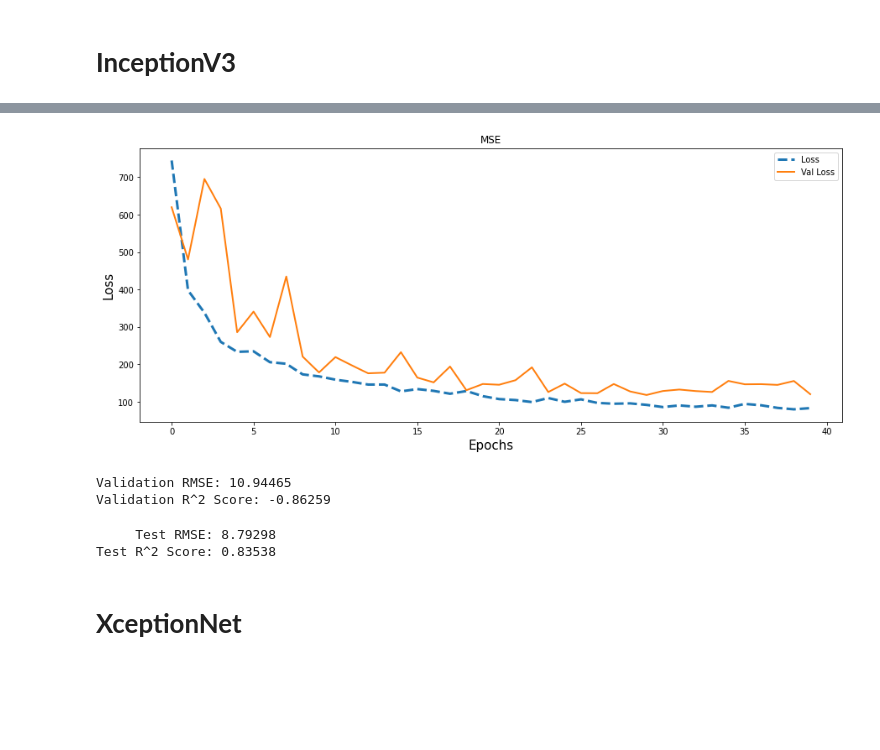
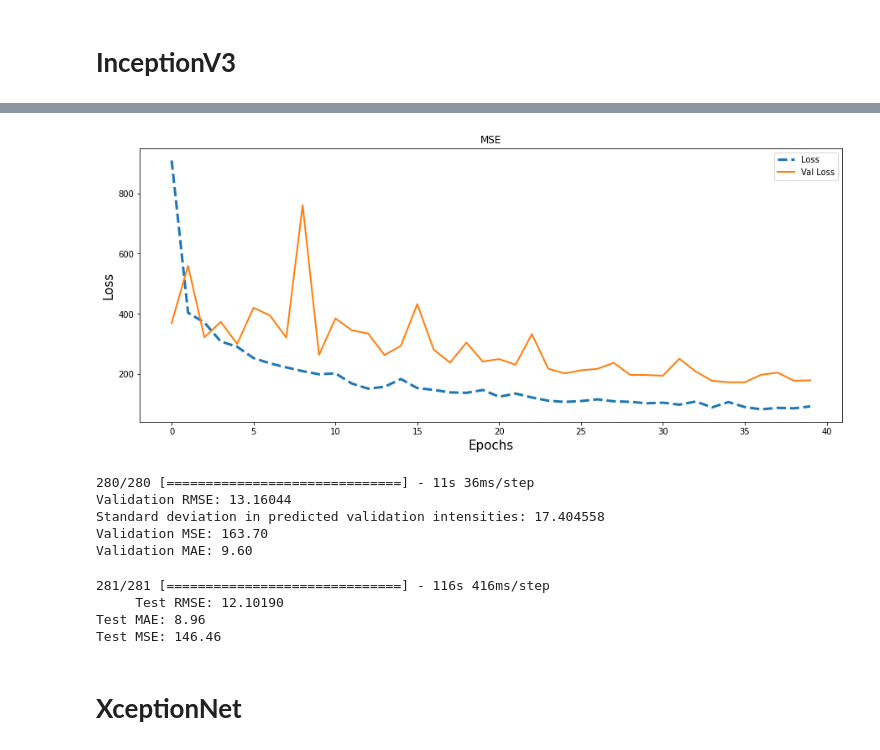
Before and after one commit to manishmawatwal/Deep_Learning_Cylcone_Intensity_Estimation_NIO_Satellite, a Jupyter notebook: notebooks/Regression.ipynb, the cells around one changed output, grey strips where cells are left out. Cells and saved outputs as stored; diff of their text form; code cells hidden in the pictures; blank space fills up the shorter version.

```diff
--- a/notebooks/Regression.ipynb
+++ b/notebooks/Regression.ipynb
@@ -86,3 +43,0 @@ plt.show()
-# %%
-image_df = images.sample(len(images), random_state = 1).reset_index(drop = True)
-train_df, test_df = train_test_split(image_df, train_size = 0.9, shuffle = True, random_state = 1)
@@ -117,10 +44,9 @@ width, height = 310, 310
 # %%
-train_images = train_generator.flow_from_dataframe(dataframe = train_df, x_col = 'Filepath', y_col = 'Intensity', target_size = (width, height), class_mode = 'raw',
-                                                   batch_size = 2, shuffle = True, subset = 'training')
+train_generator = ImageDataGenerator(rescale = 1./255, rotation_range = 10, fill_mode='constant', cval=0)
+val_generator = ImageDataGenerator(rescale = 1./255)
+test_generator = ImageDataGenerator(rescale = 1./255)
 
-val_images = train_generator.flow_from_dataframe(dataframe = train_df, x_col = 'Filepath', y_col = 'Intensity', class_mode = 'raw', target_size = (width, height),
-                                                 batch_size = 1, shuffle = True, subset = 'validation')
-
-test_images = test_generator.flow_from_dataframe(dataframe = test_df, x_col = 'Filepath', y_col = 'Intensity', class_mode = 'raw', target_size = (width, height),
-                                                 batch_size = 1, shuffle = False)
+train_images = train_generator.flow_from_dataframe(dataframe = train_df, x_col = 'Filepath', y_col = 'Intensity', target_size = (310, 310), class_mode = 'raw', batch_size = 2, shuffle = True)
+val_images = train_generator.flow_from_dataframe(dataframe = val_df, x_col = 'Filepath', y_col = 'Intensity', target_size = (310, 310), class_mode = 'raw', batch_size = 1, shuffle = False)
+test_images = test_generator.flow_from_dataframe(dataframe = test_df, x_col = 'Filepath', y_col = 'Intensity', target_size = (310, 310), class_mode = 'raw', batch_size = 1, shuffle = False)
 # %% [output]
@@ -284,5 +197,18 @@ InceptionV3_x = Dense(1024, activation = 'relu')(InceptionV3_maxpooled_output)
 InceptionV3_x = Dropout(0.5)(InceptionV3_x)
 InceptionV3_x = Dense(1, activation = 'linear')(InceptionV3_x)
 InceptionV3_x_final_model = Model(inputs = InceptionV3_model.input, outputs = InceptionV3_x)
+
+InceptionV3_x_final_model.compile(optimizer = 'adam', loss = 'mse')
+
+# Create a checkpoint to save best weights
+checkpoint = ModelCheckpoint('/content/drive/MyDrive/regression_inception_best_weights.h5', monitor='val_loss', save_best_only=True, mode='min')
+
+# Create an early stopping callback
+early_stopping = EarlyStopping(monitor='val_loss', patience=10)
+
+# Create a ReduceLROnPlateau callback with a factor of 0.1
+lr_scheduler = ReduceLROnPlateau(factor=0.1, patience=5)
+
+history = InceptionV3_x_final_model.fit(train_images, epochs = 40, validation_data = val_images, verbose = 1, callbacks =[checkpoint, early_stopping, lr_scheduler])
 # %% [output]
 Downloading data from https://storage.googleapis.com/tensorflow/keras-applications/inception_v3/inception_v3_weights_tf_dim_ordering_tf_kernels_notop.h5
@@ -296,2 +230,0 @@ save_best = ModelCheckpoint (save_at, monitor = 'val_loss', verbose = 0, save_be
-# %%
-history = InceptionV3_x_final_model.fit(train_images, epochs = 40, validation_data = val_images, verbose = 1, callbacks = save_best)
@@ -300,38 +231,53 @@ InceptionV3_x_final_model.save('/content/drive/MyDrive/inception_regression_mode
 # %%
+model = load_model('/content/drive/MyDrive/regression_inception_best_weights.h5')
+
 plt.figure(figsize = (15, 6))
 plt.plot(history.history['loss'], lw = 3, ls = '--', label = 'Loss')
-plt.plot(history.history['val_loss'], lw = 2, ls = '-', label = 'Val Loss')
+plt.plot(history.history['val_loss'], lw =2, ls = '-', label = 'Val Loss')
 plt.xlabel('Epochs', fontsize = 15)
 plt.ylabel('Loss', fontsize = 15)
 plt.title('MSE')
 plt.legend();
 # %% [output]
-[figure, old version]
+[figure, new version]
 # %%
 val_images.reset()
-predicted_intensity = np.squeeze(InceptionV3_x_final_model.predict(val_images))
+predicted_intensity = np.squeeze(model.predict(val_images))
+#predicted_intensity = np.round(predicted_intensity/5, 0)*5
 true_intensity = val_images.labels
 
-rmse = np.sqrt(InceptionV3_x_final_model.evaluate(val_images, verbose = 0))
+rmse = np.sqrt(model.evaluate(val_images, verbose = 0))
 print("Validation RMSE: {:.5f}".format(rmse))
 
-r2 = r2_score(true_intensity, predicted_intensity)
-print("Validation R^2 Score: {:.5f}".format(r2))
+print('Standard deviation in predicted validation intensities:', np.std(predicted_intensity))
+mse = mean_squared_error(true_intensity, predicted_intensity)
+print('Validation MSE: {:.2f}'.format(mse))
+mae = mean_absolute_error(true_intensity, predicted_intensity)
+print('Validation MAE: {:.2f}'.format(mae))
 # %% [output]
-Validation RMSE: 10.94465
-Validation R^2 Score: -0.86259
+280/280 [==============================] - 11s 36ms/step
+Validation RMSE: 13.16044
+Standard deviation in predicted validation intensities: 17.404558
+Validation MSE: 163.70
+Validation MAE: 9.60
 # %%
 test_images.reset()
-predicted_intensity = np.squeeze(InceptionV3_x_final_model.predict(test_images))
+predicted_intensity = np.squeeze(model.predict(test_images))
+#predicted_intensity = np.round(predicted_intensity/5, 0)*5
 true_intensity = test_images.labels
 
-rmse = np.sqrt(InceptionV3_x_final_model.evaluate(test_images, verbose=0))
+rmse = np.sqrt(model.evaluate(test_images, verbose=0))
 print("     Test RMSE: {:.5f}".format(rmse))
 
-r2 = r2_score(true_intensity, predicted_intensity)
-print("Test R^2 Score: {:.5f}".format(r2))
+mae = mean_absolute_error(true_intensity, predicted_intensity)
+print('Test MAE: {:.2f}'.format(mae))
+
+mse = mean_squared_error(true_intensity, predicted_intensity)
+print('Test MSE: {:.2f}'.format(mse))
 # %% [output]
-     Test RMSE: 8.79298
-Test R^2 Score: 0.83538
+281/281 [==============================] - 116s 416ms/step
+     Test RMSE: 12.10190
+Test MAE: 8.96
+Test MSE: 146.46
 # %% [markdown]
 # **XceptionNet**
```
Also changed, not shown: parts of 79 cells of this notebook, 3 other files.
